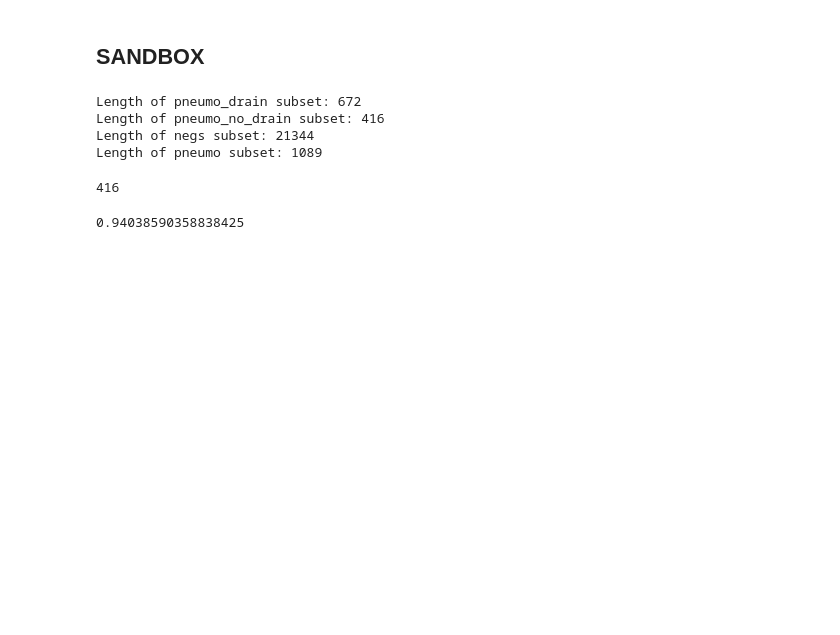
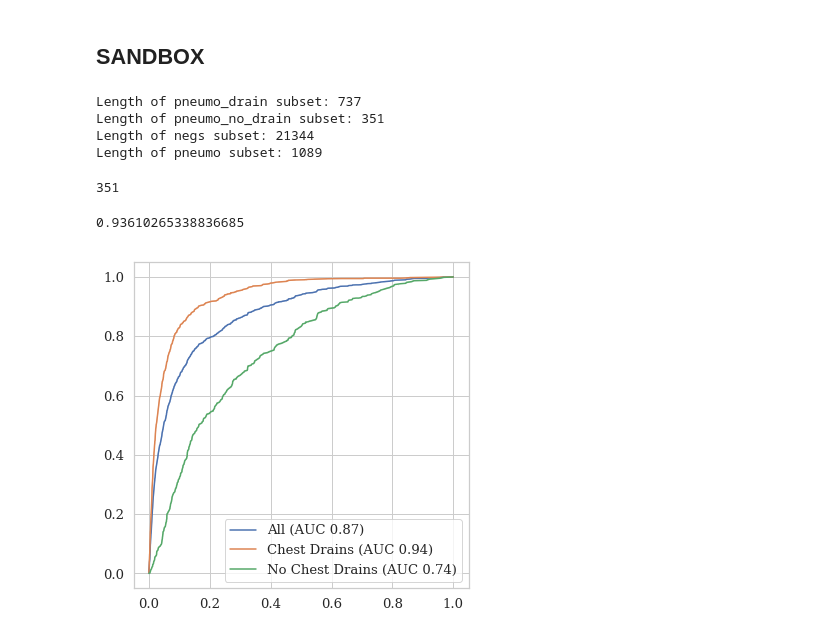
Before and after one commit to jdunnmon/reproduce-chexnet, a Jupyter notebook: Explore_Predictions-Subset.ipynb, the cells around one changed output. Cells and saved outputs as stored; diff of their text form; code cells hidden in the pictures; blank space fills up the shorter version.

Commit message:
plots

```diff
--- a/Explore_Predictions-Subset.ipynb
+++ b/Explore_Predictions-Subset.ipynb
@@ -370,7 +368,7 @@ evaluate_preds_by_subset(preds_for_pn,['drain'],'pred')
 from eval_model import make_pred_multilabel
 dataloader,model= V.load_data(PATH_TO_IMAGES,"any",PATH_TO_MODEL,False,None)
 # %%
-dataloader.batch_sampler.batch_size = 16
+Ωdataloader.batch_sampler.batch_size = 16
 # %%
 import torch
 import torch.nn.functional as F
@@ -453,25 +451,27 @@ for _, rw in aucs.iterrows():
     assert(auc == val)
 # %%
 inds= {}
-inds['pneumo_drain'] = list(subset_df[subset_df['drain']==1].index)
-inds['pneumo_no_drain'] = list(subset_df[subset_df['drain']==0].index)
+#inds['pneumo_drain'] = list(subset_df[(subset_df['drain']==1) | (subset_df['subcut']==1)].index)
+#inds['pneumo_no_drain'] = list(subset_df[(subset_df['drain']==0) & (subset_df['subcut']==0)].index)
+inds['pneumo_drain'] = list(subset_df[(subset_df['drain']==1)].index)
+inds['pneumo_no_drain'] = list(subset_df[(subset_df['drain']==0)].index)
 inds['negs'] = list(test_labels[test_labels['Pneumothorax']==0].index)
 inds['pneumo'] = list(test_labels[test_labels['Pneumothorax']==1].index)
 for k,v in inds.items():
     print(f'Length of {k} subset: {len(v)}')
 len(set.intersection(set(inds['pneumo_no_drain']), set(labels['Pneumothorax'].index)))
 # %% [output]
-Length of pneumo_drain subset: 672
-Length of pneumo_no_drain subset: 416
+Length of pneumo_drain subset: 737
+Length of pneumo_no_drain subset: 351
 Length of negs subset: 21344
 Length of pneumo subset: 1089
-416
+351
 # %%
 inds_auc = inds['pneumo_drain'] + inds['negs']
 cr = sklm.roc_auc_score(labels['Pneumothorax'].loc[inds_auc], preds['prob_Pneumothorax'].loc[inds_auc])
 cr
 # %% [output]
-0.94038590358838425
+0.93610265338836685
 # %%
 auc_inds_dict = {}
 roc_pneumo = {}
@@ -488,25 +488,27 @@ for tp in ['pneumo_no_drain','pneumo_drain','pneumo']:
 # %%
 import seaborn as sns
 sns.set(font_scale=1.2)
 sns.set_style("whitegrid")
 sns.set_style({'font.family':'serif', 'font.serif':'Times New Roman'})
 
 
 import matplotlib.pyplot as plt
 import numpy as np
 
 
 plt.figure(figsize=(6,6))
 handles = {
     'pneumo_no_drain': 'No Chest Drains',
     'pneumo_drain': 'Chest Drains',
     'pneumo': 'All',
 }
 palette = sns.xkcd_palette
 for tp in ['pneumo','pneumo_drain','pneumo_no_drain']:
     sns.lineplot(roc_pneumo[tp][0], roc_pneumo[tp][1],label=f'{handles[tp]} (AUC {np.round(auc_pneumo[tp],2)})', palette=palette)
 
 save_res = True
-if save_res
+if save_res:
     plt.savefig('subset_analysis/Pneumo-ROC.eps',format='eps')
     plt.savefig('subset_analysis/Pneumo-ROC.png',format='png')
+# %% [output]
+[figure, added]
```
Also changed, not shown: parts of 10 cells of this notebook, 5 other files.
